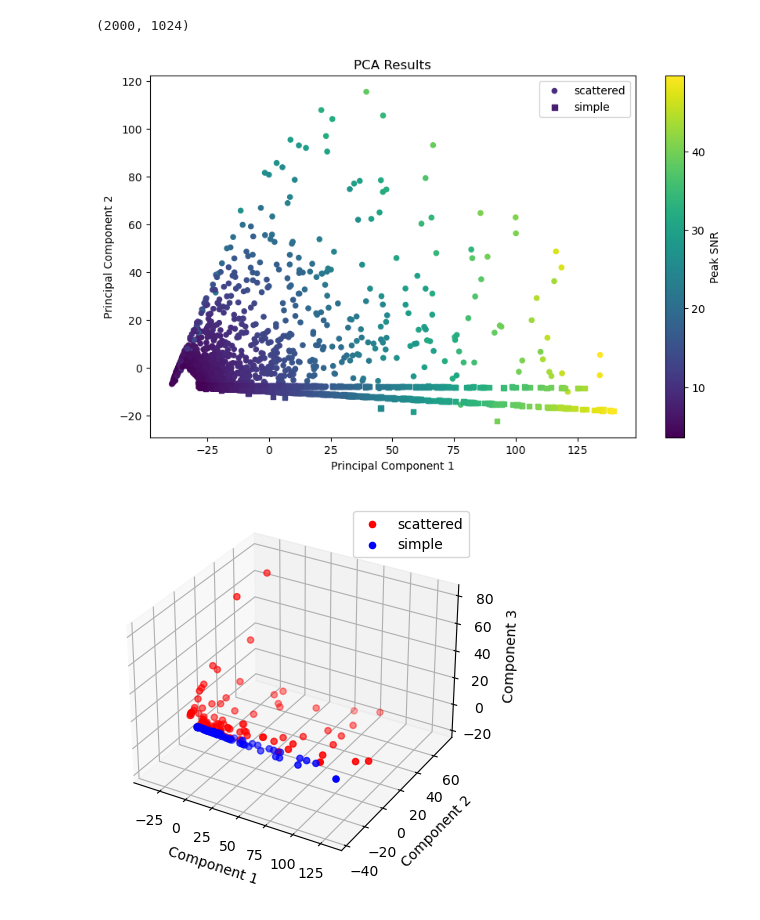
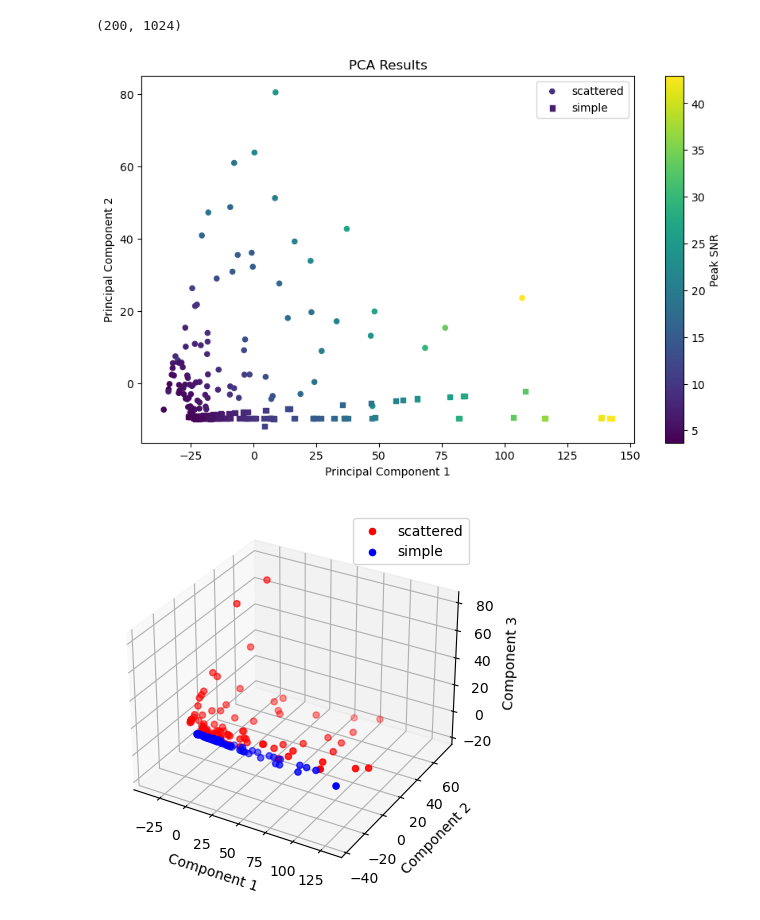
Before and after one commit to SRON-API-DataMagic/Rep_Learn_FRB, a Jupyter notebook: PCA_lightcurves.ipynb, the cells around one changed output. Saved outputs shown, nothing was run; the diff lists cells and outputs as text; code cells hidden in the pictures.

```diff
--- a/PCA_lightcurves.ipynb
+++ b/PCA_lightcurves.ipynb
@@ -48,8 +48,8 @@ for filename in os.listdir(data_dir_simple):
         SNRS_simple.append(np.max(lightcurve))
 
 # Convert the lists to flat arrays
-lightcurves_scattered = np.array(lightcurves_scattered)
-lightcurves_simple = np.array(lightcurves_simple)
+lightcurves_scattered = np.array(lightcurves_scattered)[0:100]
+lightcurves_simple = np.array(lightcurves_simple)[0:100]
 # %%
 # Combine the two datasets into one
 combined_data = np.concatenate((lightcurves_scattered, lightcurves_simple), axis=0)
@@ -59,7 +59,7 @@ combined_data_2d = combined_data.reshape(-1, 1024)
 
 combined_data_2d.shape
 # %% [output]
-(2000, 1024)
+(200, 1024)
 # %%
 # Apply PCA to the combined data
 n_components = 2  # You can adjust the number of components as needed
@@ -72,29 +72,29 @@ pca2 = pca.transform(lightcurves_simple)
 # %%
 # Set the figure size
 plt.figure(figsize=(10, 6))
 
 # Create a scatter plot where points are colored by scattering times
-scatter =plt.scatter(pca1[:, 0], pca1[:, 1], c=SNRS_scattered, cmap='viridis', label='scattered', marker='o', s=20)
-plt.scatter(pca2[:, 0], pca2[:, 1], c=SNRS_simple, cmap='viridis', label='simple', marker='s', s=20)
+scatter =plt.scatter(pca1[:, 0], pca1[:, 1], c=SNRS_scattered[0:100], cmap='viridis', label='scattered', marker='o', s=20)
+plt.scatter(pca2[:, 0], pca2[:, 1], c=SNRS_simple[0:100], cmap='viridis', label='simple', marker='s', s=20)
 
 # Set axis labels
 plt.xlabel('Principal Component 1')
 plt.ylabel('Principal Component 2')
 
 # Set a title for the plot
 plt.title('PCA Results')
 
 # Add a color bar
 cbar = plt.colorbar(scatter)
 cbar.set_label('Peak SNR')
 
 # Display a legend to differentiate the two datasets
 plt.legend()
 
 # Show the plot
 plt.show()
 # %% [output]
-[figure, old version]
+[figure, new version]
 # %%
 # Apply PCA to the combined data
 n_components = 3  # You can adjust the number of components as needed
```
Also changed, not shown: parts of 2 cells of this notebook, 1 other file.
